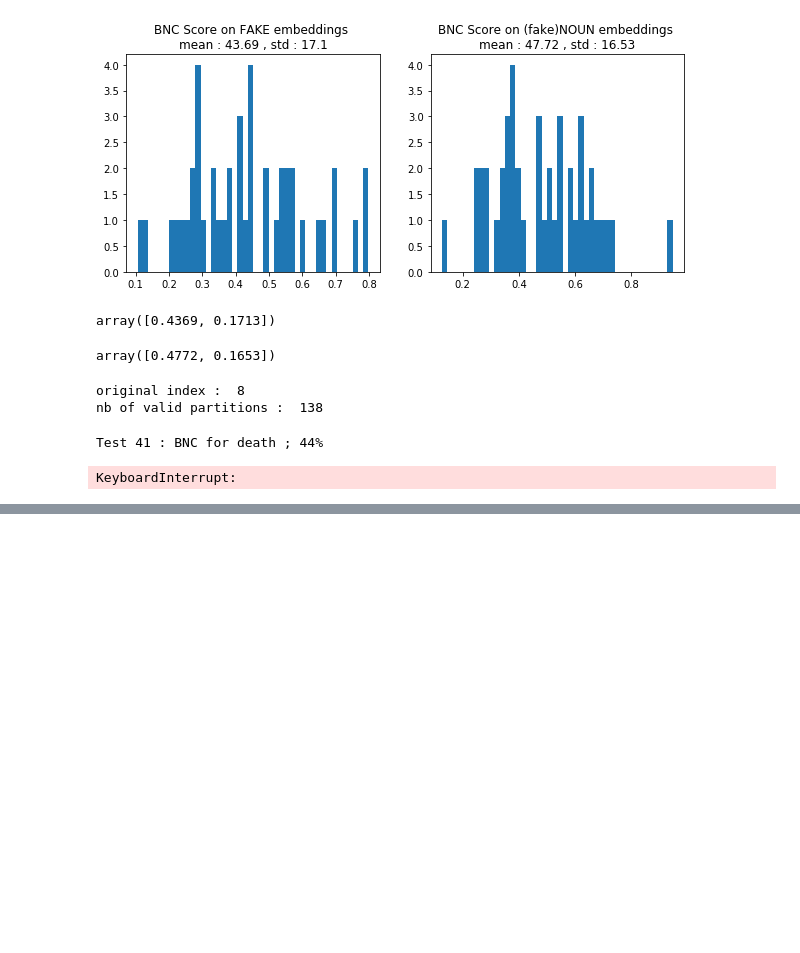
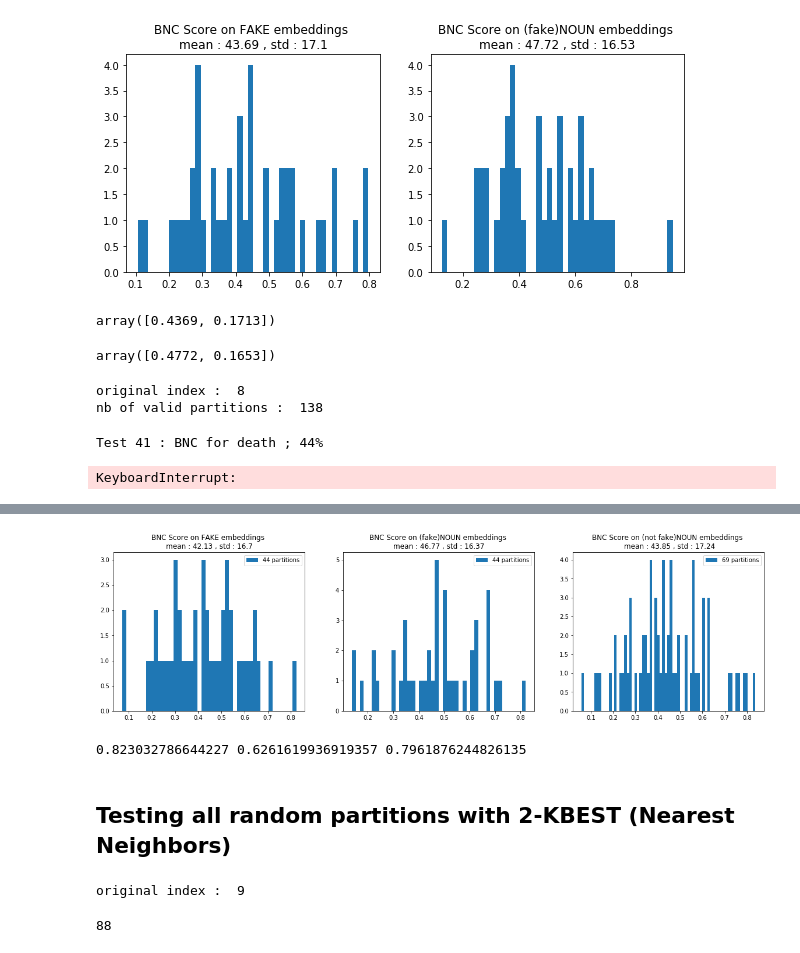
Before and after one commit to blietard/RP1, a Jupyter notebook: Random_Robustness_ELMO.ipynb, the cells around one changed output, grey strips where cells are left out. Cells and saved outputs as stored; diff of their text form; code cells hidden in the pictures; blank space fills up the shorter version.

```diff
--- a/Random_Robustness.ipynb
+++ b/Random_Robustness_ELMO.ipynb
@@ -852,8 +639,8 @@ for ind,part in enumerate(parts_to_test):
     for i, embd in not_fake_samples.iterrows():
         if part_classes[embd['noun']]==1:
             part_targets[i]=1
-    _,NFNOUNS_classic_scores[ind] = classical_accuracy(LinearSVC(max_iter=100000),X_nfs,part_targets,nouns_nfs ,preprocess='kbest local',k=2)
-    _,NFNOUNS_BNC_scores[ind] = BNC_accuracy(LinearSVC(max_iter=100000),X_nfs,part_targets,nouns_nfs,preprocess='kbest local',k=2,debug=ind+1)
+    _,NFNOUNS_classic_scores[ind] = classical_accuracy(LinearSVC(max_iter=100000),X_nfs,part_targets,nouns_nfs ,preprocess='kbest',k=2)
+    _,NFNOUNS_BNC_scores[ind] = BNC_accuracy(LinearSVC(max_iter=100000),X_nfs,part_targets,nouns_nfs,preprocess='kbest',k=2,debug=ind+1)
 # %% [output]
 Test 41 : BNC for death ; 44%
 KeyboardInterrupt:
@@ -891,0 +880,18 @@ warnings.filterwarnings('default')
+# %%
+fig, ax = plt.subplots(1,3,figsize=(20,5))
+ax[0].hist(FAKES_BNC_scores,bins=len(FAKES_BNC_scores),density=False, label='{} partitions'.format(len(FAKES_BNC_scores)))
+ax[1].hist(FNOUNS_BNC_scores,bins=len(FNOUNS_BNC_scores),density=False, label='{} partitions'.format(len(FNOUNS_BNC_scores)))
+ax[2].hist(NFNOUNS_BNC_scores,bins=len(NFNOUNS_BNC_scores),density=False, label='{} partitions'.format(len(NFNOUNS_BNC_scores)))
+
+ax[0].set_title('BNC Score on FAKE embeddings \nmean : {} , std : {}'.format(np.mean(FAKES_BNC_scores).round(4)*100,np.std(FAKES_BNC_scores).round(3)*100) )
+ax[1].set_title('BNC Score on (fake)NOUN embeddings \nmean : {} , std : {}'.format(np.mean(FNOUNS_BNC_scores).round(4)*100,np.std(FNOUNS_BNC_scores).round(4)*100))
+ax[2].set_title('BNC Score on (not fake)NOUN embeddings \n mean : {} , std : {}'.format(np.mean(NFNOUNS_BNC_scores).round(4)*100,np.std(NFNOUNS_BNC_scores).round(4)*100))
+
+ax[0].legend()
+ax[1].legend()
+ax[2].legend()
+
+plt.savefig('random_scores_ELMo_kbest_10.png',dpi=300)
+plt.show()
+# %% [output]
+[figure, added]
@@ -891,0 +900,6 @@ warnings.filterwarnings('default')
+# %%
+print(FAKES_BNC_scores[9],FNOUNS_BNC_scores[9],NFNOUNS_BNC_scores[9])
+# %% [output]
+0.823032786644227 0.6261619936919357 0.7961876244826135
+# %% [markdown]
+## Testing all random partitions with 2-KBEST (Nearest Neighbors)
@@ -891,0 +908,22 @@ warnings.filterwarnings('default')
+# %%
+combinaisons = partition(9)
+
+counts = nouns_fakes.value_counts(sort=False).sort_index()
+
+valid_parts = []
+for part in combinaisons :
+    target_0 = 0
+    target_1 = 0
+    for i, value in enumerate(counts):
+        if part[i]:
+            target_1 += value
+        else:
+            target_0 += value
+    if np.abs(target_0 - target_1)<int(len(fakes_embd)*0.09):
+        valid_parts.append(part)
+origin_ind_fakes = valid_parts.index([0,1,1,1,1,1,0,0,0])
+print('original index : ',origin_ind_fakes)
+len(valid_parts)
+# %% [output]
+original index :  9
+88
```
Also changed, not shown: parts of 61 cells of this notebook, 1 other file.
